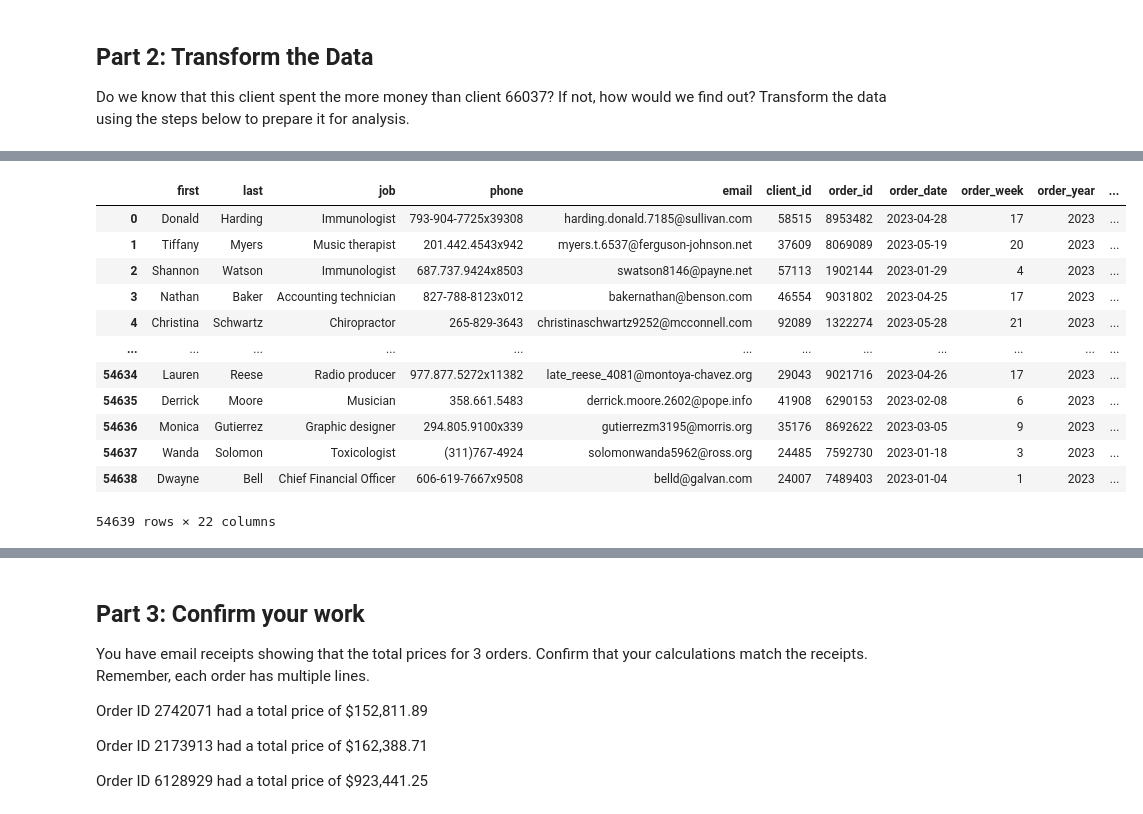
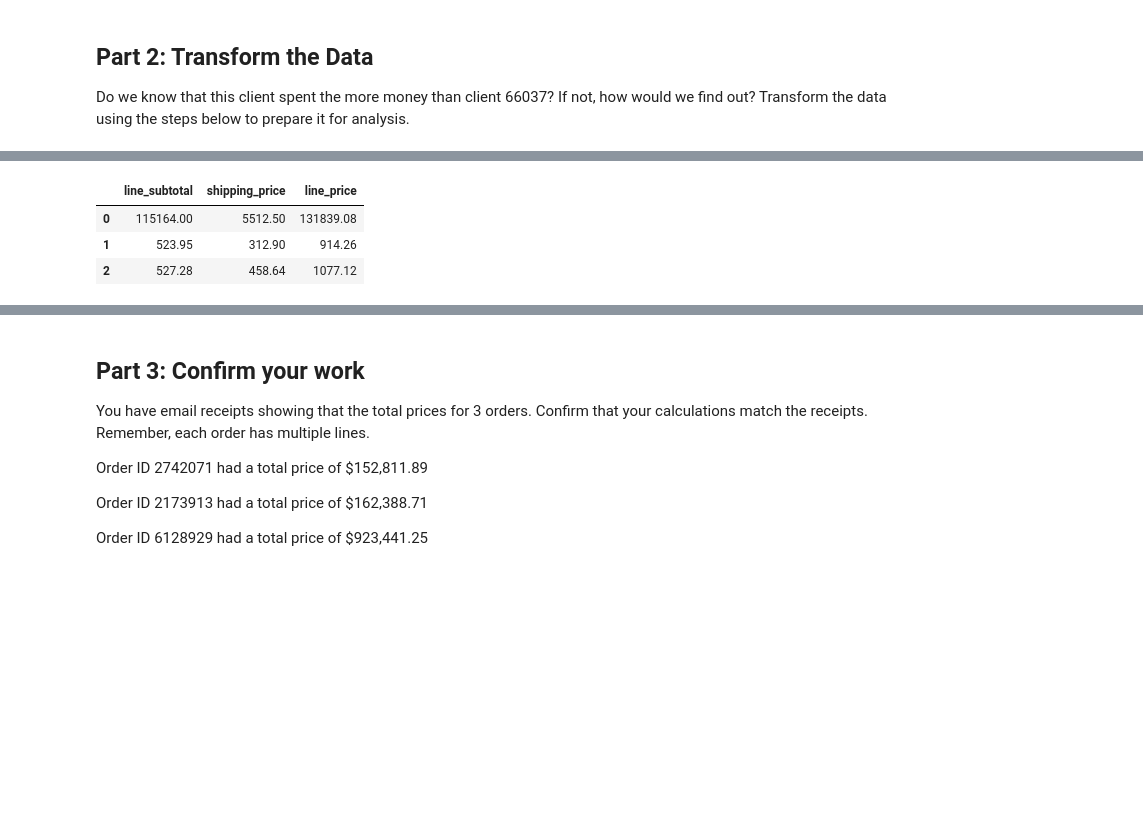
Before and after one commit to moldrabalku2/pandas-challenge-1, a Jupyter notebook: wholesale_data_analysis_starter_code.ipynb, the cells around one changed output, grey strips where cells are left out. Saved outputs shown, nothing was run; the diff lists cells and outputs as text; code cells hidden in the pictures; blank space fills up the shorter version.

```diff
--- a/wholesale_data_analysis_starter_code.ipynb
+++ b/wholesale_data_analysis_starter_code.ipynb
@@ -122,6 +115,12 @@ df_qty.sort_values(by=["qty","client_id", ], ascending=False).head(5)
 Do we know that this client spent the more money than client 66037? If not, how would we find out? Transform the data using the steps below to prepare it for analysis.
 # %%
 # Create a column that calculates the subtotal for each line using the unit_price and the qty
-df['Subtotal'] = df['unit_price'] * df['qty']
-df
+
+# Created the 'line_subtotal' column by multiplying 'unit_price' by 'qty'
+df_transform = df
+df_transform['line_subtotal'] = df['unit_price'] * df['qty']
+
+# Output 'unit_price', 'qty', and 'line_subtotal'
+result_df = df_transform[['unit_price', 'qty', 'line_subtotal']]
+result_df.head(2)
 # %% [output]
@@ -178,24 +170,30 @@ df
 # %%
 # Create a column for the total price using the subtotal and the shipping price along with a sales tax of 9.25%
-tax_t = df['Amount']*.0925 # Beware of the 0
-Total_Price = tax_t + df['Amount']
-df['Total Price'] = Total_Price
+df_transform = df
+sales_tax_rate = 0.0925  # 9.25% sales tax
 
-df
+# Caluclulating the subtotal for the line_subtotal and shipping price
+df_transform['shipping_line_subtotal'] = df_transform['line_subtotal'] + df_transform['shipping_price']
+
+# Calculate sales tax based on the shipping_line_subtotal
+df_transform['sales_tax'] = df_transform['shipping_line_subtotal'] * sales_tax_rate
+
+# Calculate the final line price (subtotal + shipping + sales tax)
+df_transform['line_price'] = df_transform['line_subtotal'] + df_transform['shipping_price'] + df_transform['sales_tax']
+
+# Round the 'line_price' to two decimal places
+df_transform['line_price'] = df_transform['line_price'].round(2)
+
+# Output the relevant columns: 'line_subtotal', 'shipping_price' and 'line_price'
+result_df_b = df_transform[['line_subtotal', 'shipping_price', 'line_price']]
+
+# Display the result differentiating the above result from this by using a and b at the end
+result_df_b.head(3)
 # %% [output]
-|  | first | last | job | phone | email | client_id | order_id | order_date | order_week | order_year | ... |
-| 0 | Donald | Harding | Immunologist | 793-904-7725x39308 | harding.donald.7185@sullivan.com | 58515 | 8953482 | 2023-04-28 | 17 | 2023 | ... |
-| 1 | Tiffany | Myers | Music therapist | 201.442.4543x942 | myers.t.6537@ferguson-johnson.net | 37609 | 8069089 | 2023-05-19 | 20 | 2023 | ... |
-| 2 | Shannon | Watson | Immunologist | 687.737.9424x8503 | swatson8146@payne.net | 57113 | 1902144 | 2023-01-29 | 4 | 2023 | ... |
-| 3 | Nathan | Baker | Accounting technician | 827-788-8123x012 | bakernathan@benson.com | 46554 | 9031802 | 2023-04-25 | 17 | 2023 | ... |
-| 4 | Christina | Schwartz | Chiropractor | 265-829-3643 | christinaschwartz9252@mcconnell.com | 92089 | 1322274 | 2023-05-28 | 21 | 2023 | ... |
-| ... | ... | ... | ... | ... | ... | ... | ... | ... | ... | ... | ... |
-| 54634 | Lauren | Reese | Radio producer | 977.877.5272x11382 | late_reese_4081@montoya-chavez.org | 29043 | 9021716 | 2023-04-26 | 17 | 2023 | ... |
-| 54635 | Derrick | Moore | Musician | 358.661.5483 | derrick.moore.2602@pope.info | 41908 | 6290153 | 2023-02-08 | 6 | 2023 | ... |
-| 54636 | Monica | Gutierrez | Graphic designer | 294.805.9100x339 | gutierrezm3195@morris.org | 35176 | 8692622 | 2023-03-05 | 9 | 2023 | ... |
-| 54637 | Wanda | Solomon | Toxicologist | (311)767-4924 | solomonwanda5962@ross.org | 24485 | 7592730 | 2023-01-18 | 3 | 2023 | ... |
-| 54638 | Dwayne | Bell | Chief Financial Officer | 606-619-7667x9508 | belld@galvan.com | 24007 | 7489403 | 2023-01-04 | 1 | 2023 | ... |
+|  | line_subtotal | shipping_price | line_price |
+| 0 | 115164.00 | 5512.50 | 131839.08 |
+| 1 | 523.95 | 312.90 | 914.26 |
+| 2 | 527.28 | 458.64 | 1077.12 |
-54639 rows × 22 columns
 # %%
 # Create a column for the cost of each line using unit cost, qty, and
 # shipping price (assume the shipping cost is exactly what is charged to the client).
```
Also changed, not shown: parts of 14 cells of this notebook.
